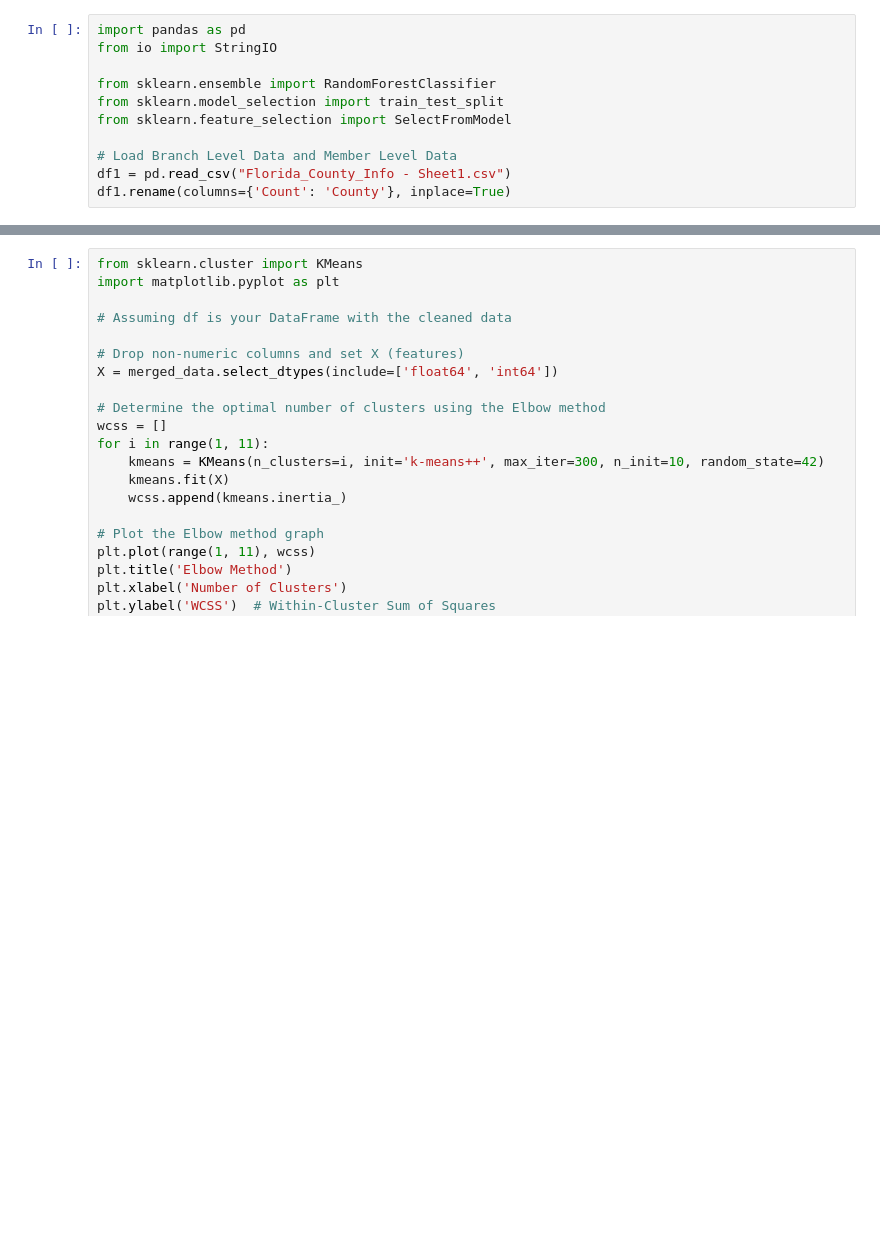
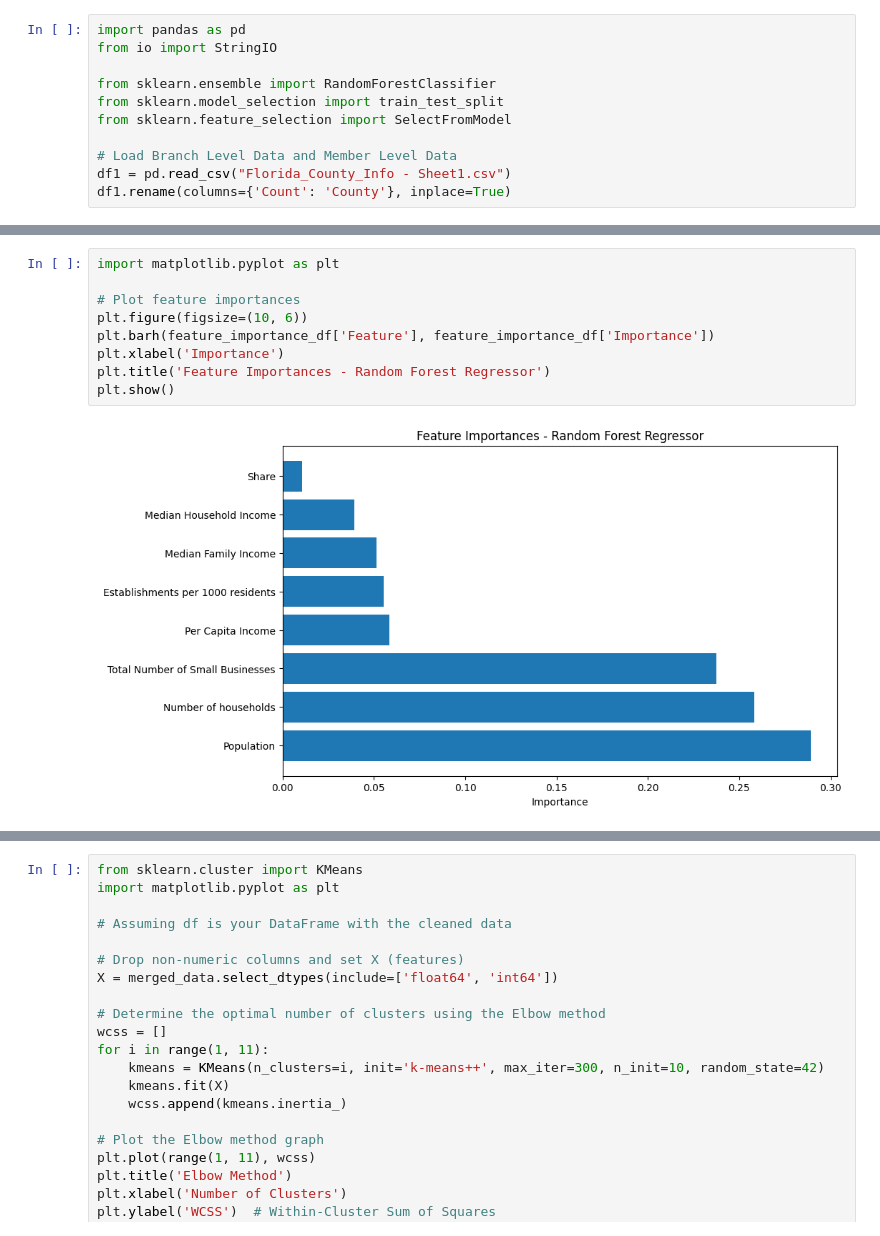
Before and after one commit to perezjovany/Addition-Financial-Competition-23-24, a Jupyter notebook: county_selection_model.ipynb, the cells around one changed output, grey strips where cells are left out. Saved outputs shown, nothing was run; the diff lists cells and outputs as text; blank space fills up the shorter version.

```diff
--- a/county_selection_model.ipynb
+++ b/county_selection_model.ipynb
@@ -248,3 +253,14 @@ print(feature_importance_df)
+# %%
+import matplotlib.pyplot as plt
+
+# Plot feature importances
+plt.figure(figsize=(10, 6))
+plt.barh(feature_importance_df['Feature'], feature_importance_df['Importance'])
+plt.xlabel('Importance')
+plt.title('Feature Importances - Random Forest Regressor')
+plt.show()
+# %% [output]
+[figure, added]
 # %%
 from sklearn.tree import plot_tree
 import matplotlib.pyplot as plt
```
Also changed, not shown: parts of 15 cells of this notebook.
